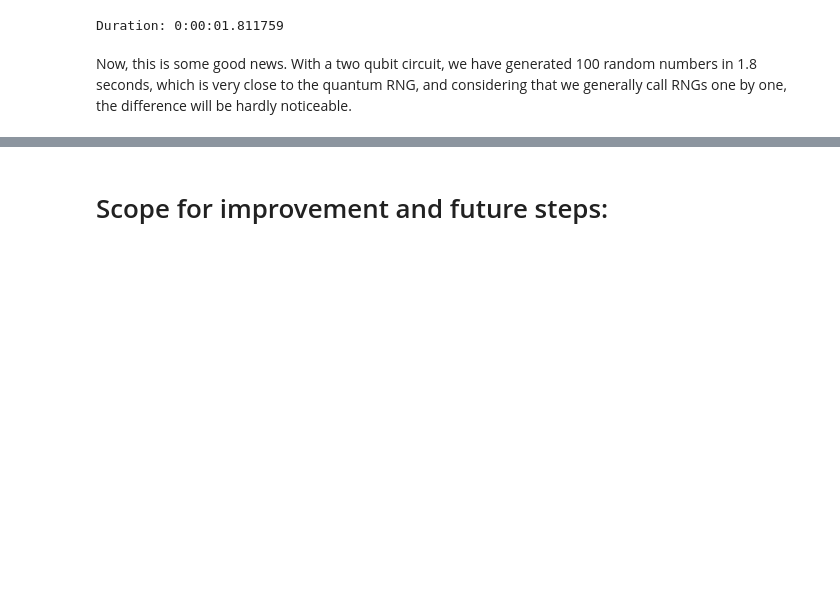
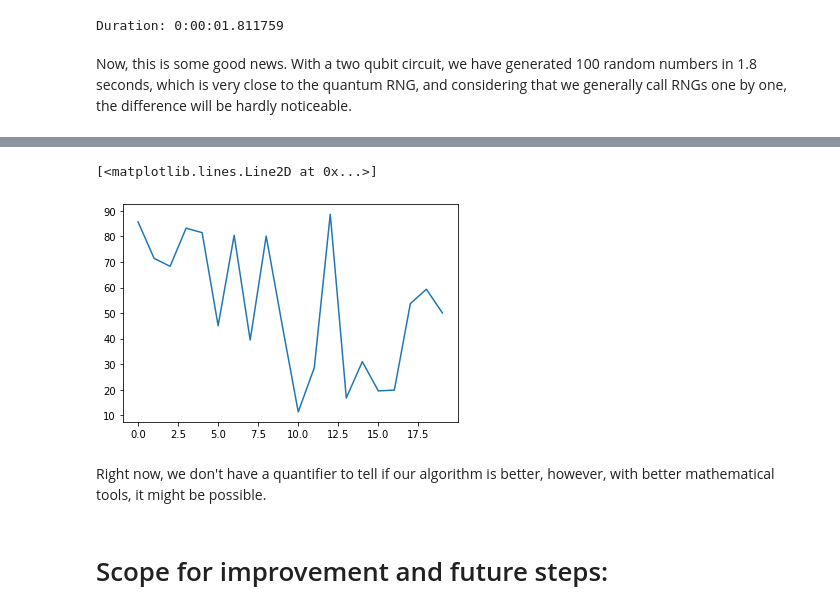
Before and after one commit to harshdeeps036/QiskitFallFest21-AU, a Jupyter notebook: VariationalRNG.ipynb, the cells around one changed output, grey strips where cells are left out. Saved outputs shown, nothing was run; the diff lists cells and outputs as text; code cells hidden in the pictures; blank space fills up the shorter version.

```diff
--- a/VariationalRNG.ipynb
+++ b/VariationalRNG.ipynb
@@ -404,3 +420,35 @@ Now, this is some good news. With a two qubit circuit, we have generated 100 ran
+# %%
+#initialization
+m=0
+length = 0
+theta = 0
+
+#taking input from the user
+number = int(input('Enter the number of random numbers required'))
+low = int(input('Enter lower limit'))
+high = int(input('Enter higher limit'))
+
+depth=1
+testvc=[]
+n=1
+while length!=number:
+    y = VarQRandom(low,high,theta,depth,2)
+    while (y in testvc):
+        i=i+1
+        theta = theta + pi/16
+        y= VarQRandom(low,high,theta,depth,2)
+        if(i==(16*n)):
+            depth = depth+1
+            n=n+1
+    testvc.append(y)
+    length=len(testvc)
+
+plt.plot(testvc)
+# %% [output]
+[<matplotlib.lines.Line2D at 0x...>]
+[figure, added]
+# %% [markdown]
+Right now, we don't have a quantifier to tell if our algorithm is better, however, with better mathematical tools, it might be possible.
 # %% [markdown]
 # Scope for improvement and future steps:
 # %% [markdown]
```
Also changed, not shown: parts of 4 cells of this notebook.
